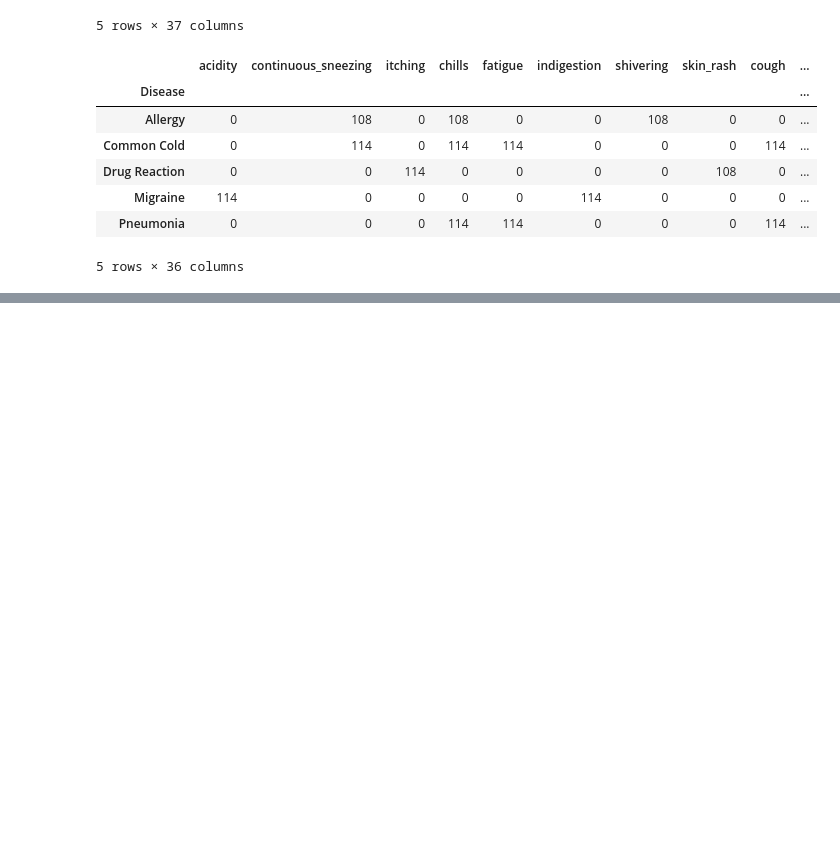
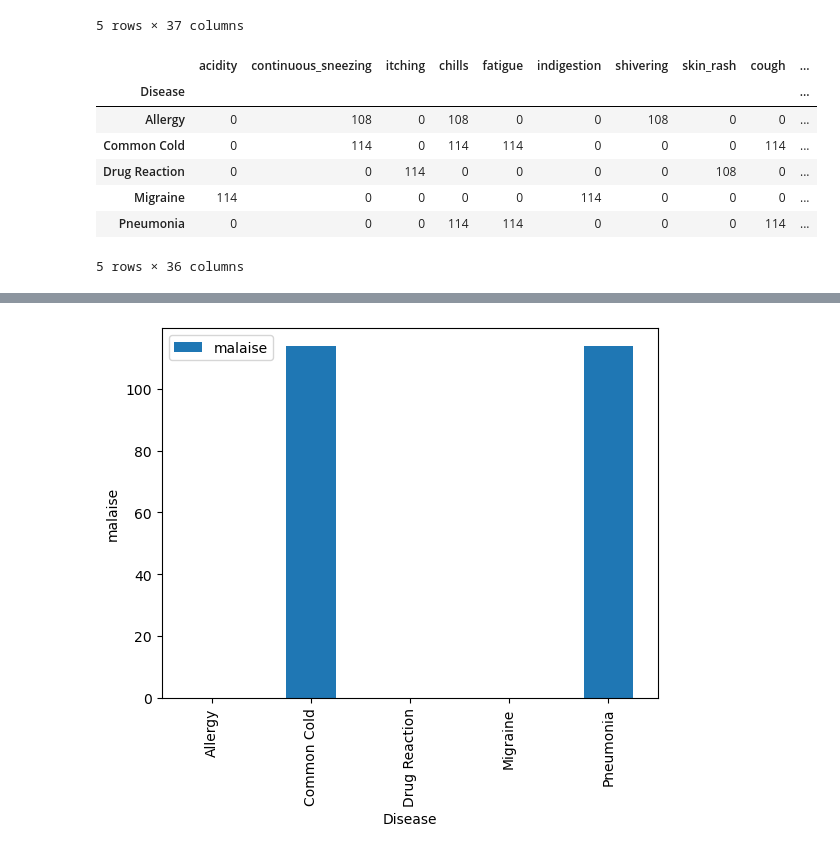
Before and after one commit to lvit001/Project-4, a Jupyter notebook: Lori/Data_Processing.ipynb, the cells around one changed output, grey strips where cells are left out. Saved outputs shown, nothing was run; the diff lists cells and outputs as text; code cells hidden in the pictures; blank space fills up the shorter version.

```diff
--- a/Lori/Data_Processing.ipynb
+++ b/Lori/Data_Processing.ipynb
@@ -314,0 +305,5 @@ plot_diseases(disease_groupby, 'cough')
+# %%
+# Plot for malaise
+plot_diseases(disease_groupby, 'malaise')
+# %% [output]
+[figure, added]
```
Also changed, not shown: parts of 11 cells of this notebook.
